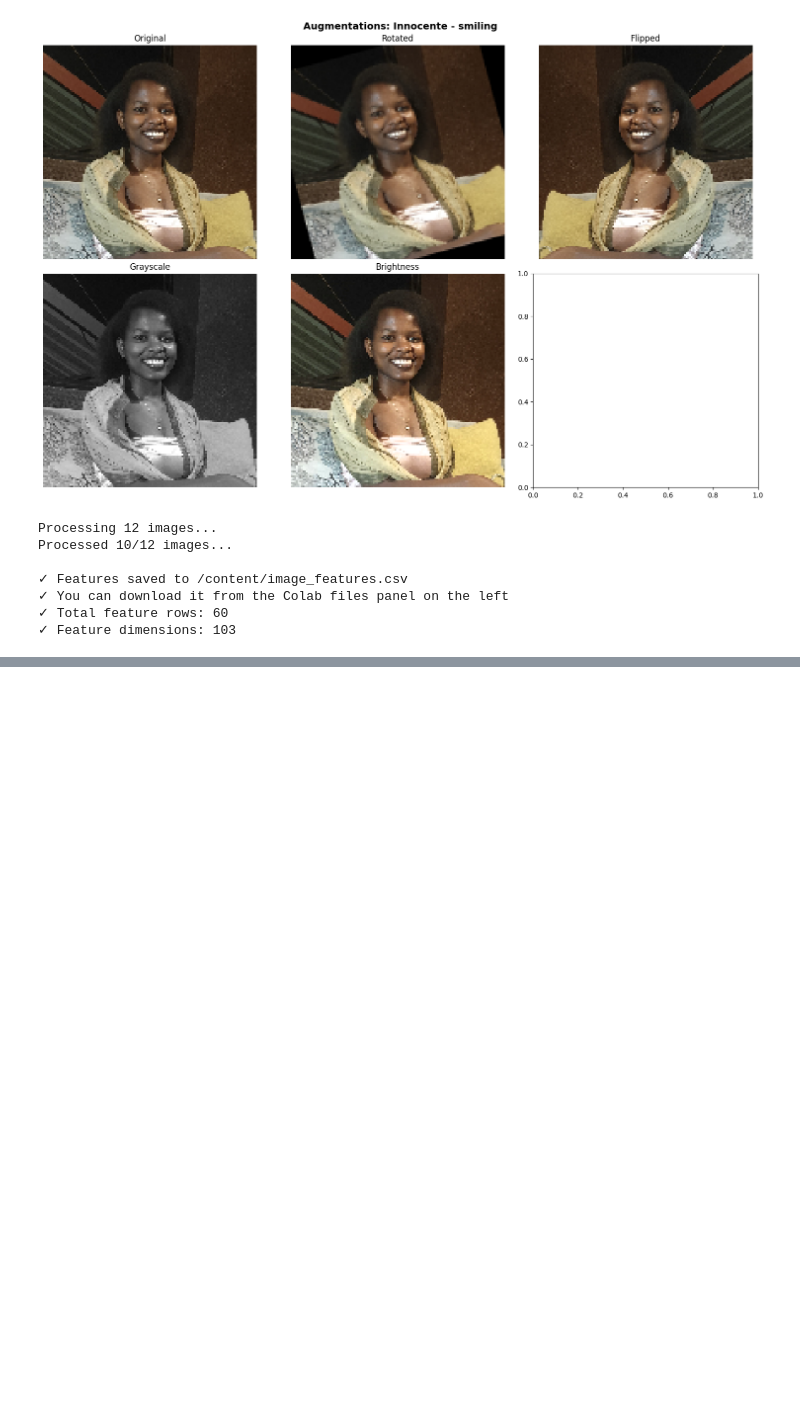
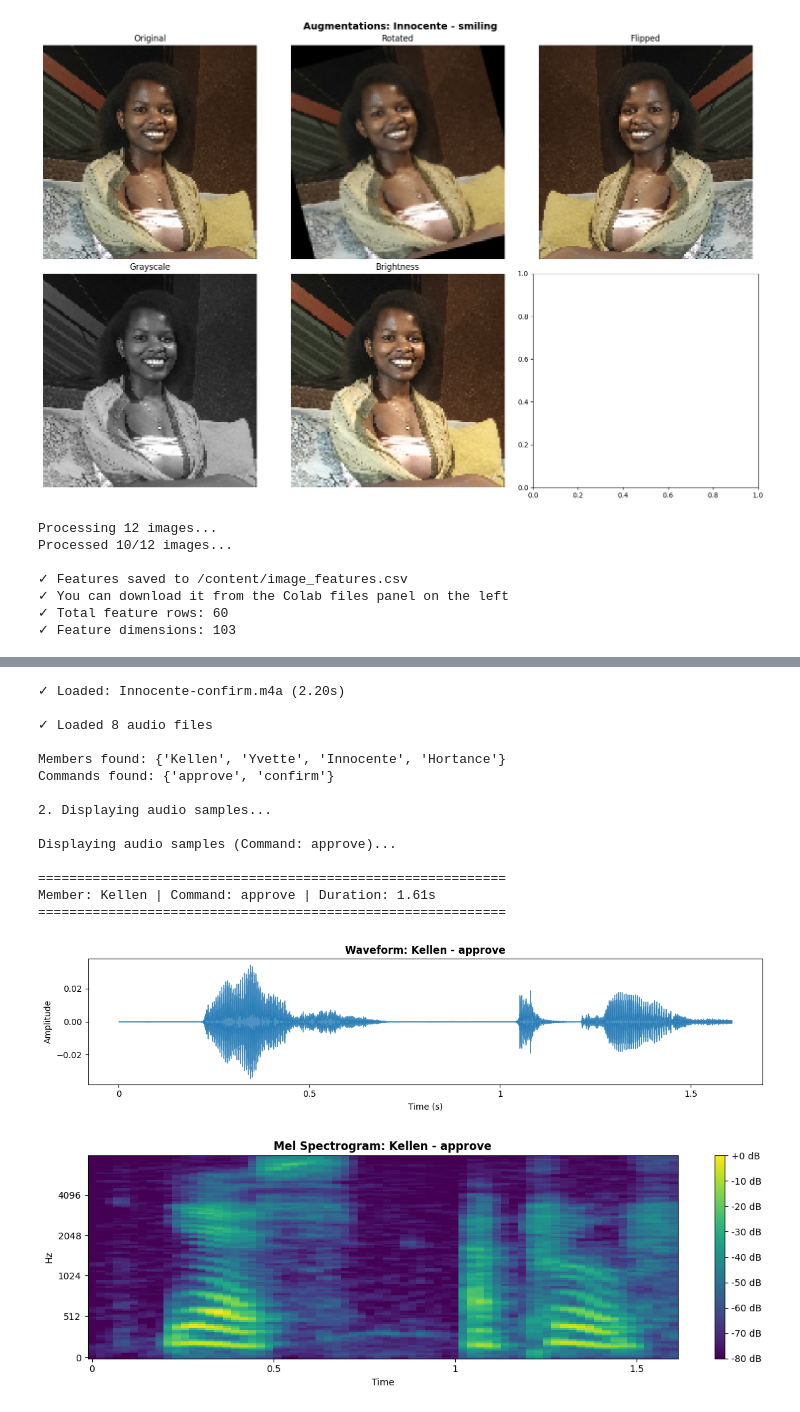
Before and after one commit to yvettegahamanyi/formative2-DataPreprocessing, a Jupyter notebook: Formative_2_Data_Preprocessing.ipynb, the cells around one changed output, grey strips where cells are left out. Drawn from its saved outputs; the diff is of its cells as text; code cells hidden in the pictures; blank space fills up the shorter version.

Commit message:
ft: audio loading and processing

```diff
--- a/Formative_2_Data_Preprocessing.ipynb
+++ b/Formative_2_Data_Preprocessing.ipynb
@@ -224,0 +368,17 @@ Processed 10/12 images...
+# %%
+def display_augmentations(audio_info):
+    """Display augmentations for a sample audio"""
+    y = audio_info['audio']
+    sr = audio_info['sample_rate']
+    member = audio_info['member']
+    command = audio_info['command']
+
+    print(f"\n{'='*60}")
+    print(f"Augmentations Preview: {member} - {command}")
+    print(f"{'='*60}\n")
+
+    augmentations = apply_augmentations(y, sr)
+
+    for aug_name, aug_audio in augmentations.items():
+        print(f"--- {aug_name.upper().replace('_', ' ')} ---")
+        plot_waveform(aug_audio, sr, f"{member} - {command} ({aug_name})")
@@ -224,0 +510,47 @@ Processed 10/12 images...
+# %%
+print("=" * 60)
+print("AUDIO PROCESSING & FEATURE EXTRACTION PIPELINE")
+print("=" * 60)
+
+# Load audio files
+print("\n1. Loading audio files...")
+audio_data = load_audio_files(AUDIO_DIR)
+print(f"\n✓ Loaded {len(audio_data)} audio files")
+
+if len(audio_data) == 0:
+    print("❌ No audio files found! Please check AUDIO_DIR path.")
+else:
+    # Display summary
+    members = set([a['member'] for a in audio_data])
+    commands = set([a['command'] for a in audio_data])
+    print(f"\nMembers found: {members}")
+    print(f"Commands found: {commands}")
+
+    # Display waveforms and spectrograms
+    print("\n2. Displaying audio samples...")
+    display_audio_samples(audio_data, DISPLAY_TYPE)
+
+    # Show augmentations for first audio
+    print("\n3. Displaying augmentations (first audio)...")
+    display_augmentations(audio_data[0])
+
+    # Extract and save features
+    print("\n4. Extracting features from all audio files...")
+    features_df = process_and_save_features(audio_data)
+
+    # Display summary
+    print("\n" + "=" * 60)
+    print("SUMMARY")
+    print("=" * 60)
+    print(f"Members found: {features_df['member'].nunique()}")
+    print(f"Commands found: {features_df['command'].unique()}")
+    print(f"Total augmented samples: {len(features_df)}")
+    print("\nFeature breakdown:")
+    print("- MFCC features: 26 (13 means + 13 stds)")
+    print("- Spectral features: 8")
+    print("- Energy features: 4")
+    print("- Tempo features: 2")
+    print("- Total: 40 features per sample")
+    print("\nFirst few rows of features:")
+    print(features_df[['member', 'command', 'augmentation', 'duration']].head(10))
+# %% [output]
@@ -224,0 +578,16 @@ Processed 10/12 images...
+✓ Loaded: Innocente-confirm.m4a (2.20s)
+
+✓ Loaded 8 audio files
+
+Members found: {'Kellen', 'Yvette', 'Innocente', 'Hortance'}
+Commands found: {'approve', 'confirm'}
+
+2. Displaying audio samples...
+
+Displaying audio samples (Command: approve)...
+
+============================================================
+Member: Kellen | Command: approve | Duration: 1.61s
+============================================================
+[figure, added]
+[figure, added]
```
Also changed, not shown: parts of 12 cells of this notebook, 3 other files.
